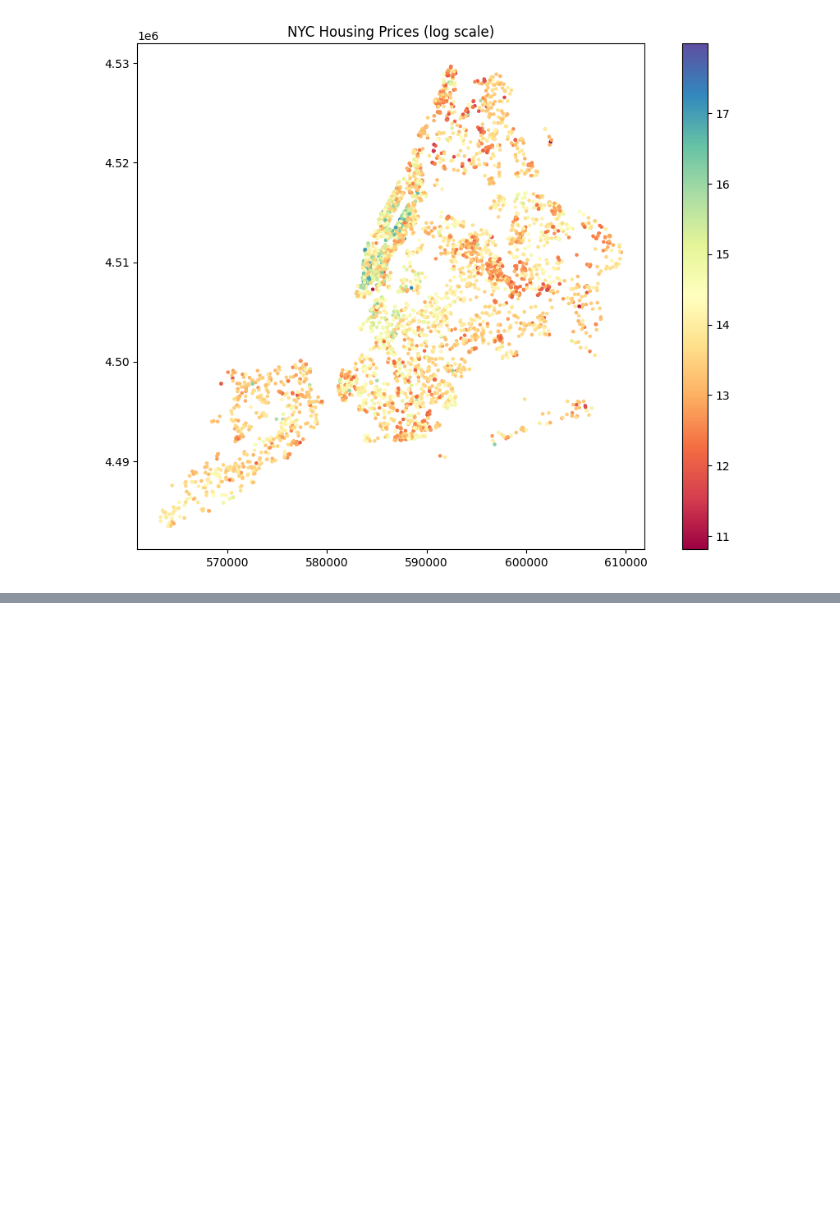
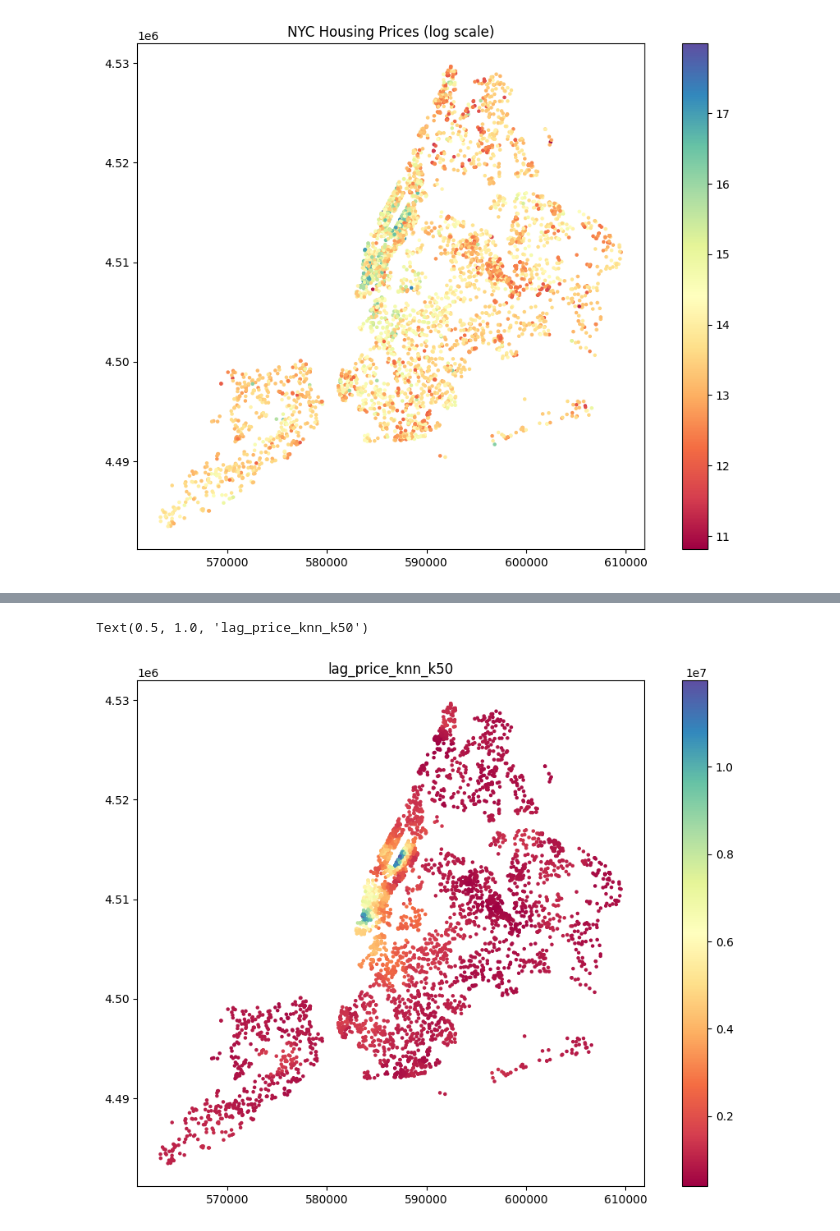
Before and after one commit to codekot/nyc-housing-project, a Jupyter notebook: notebooks/experiments/exp_03_spatial_lag.ipynb, the cells around one changed output, grey strips where cells are left out. Cells and saved outputs as stored; diff of their text form; code cells hidden in the pictures; blank space fills up the shorter version.

```diff
--- a/notebooks/experiments/exp_03_spatial_lag.ipynb
+++ b/notebooks/experiments/exp_03_spatial_lag.ipynb
@@ -45,0 +88,15 @@ Text(0.5, 1.0, 'NYC Housing Prices (log scale)')
+# %%
+w = KNN.from_dataframe(gdf_utm, k=50)
+w.transform = 'R'
+# %%
+gdf_utm['lag_price_knn_k50'] = lag_spatial(w, gdf_utm['price'])
+# %%
+gdf_utm.plot(column="lag_price_knn_k50",
+         figsize=(12, 8),
+         legend=True,
+         cmap="Spectral",
+         markersize=5)
+plt.title("lag_price_knn_k50")
+# %% [output]
+Text(0.5, 1.0, 'lag_price_knn_k50')
+[figure, added]
```
Also changed, not shown: parts of 17 cells of this notebook, 2 other files.
